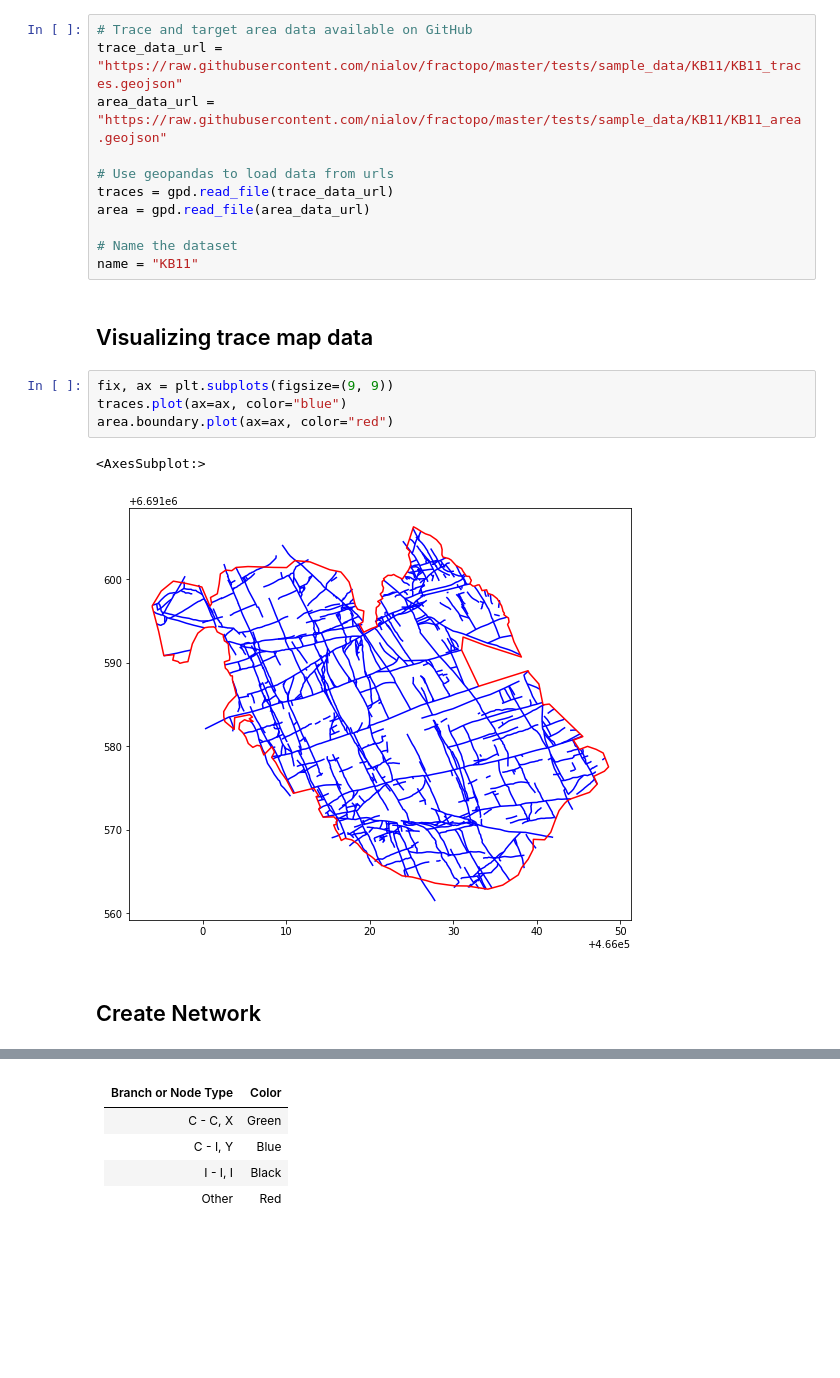
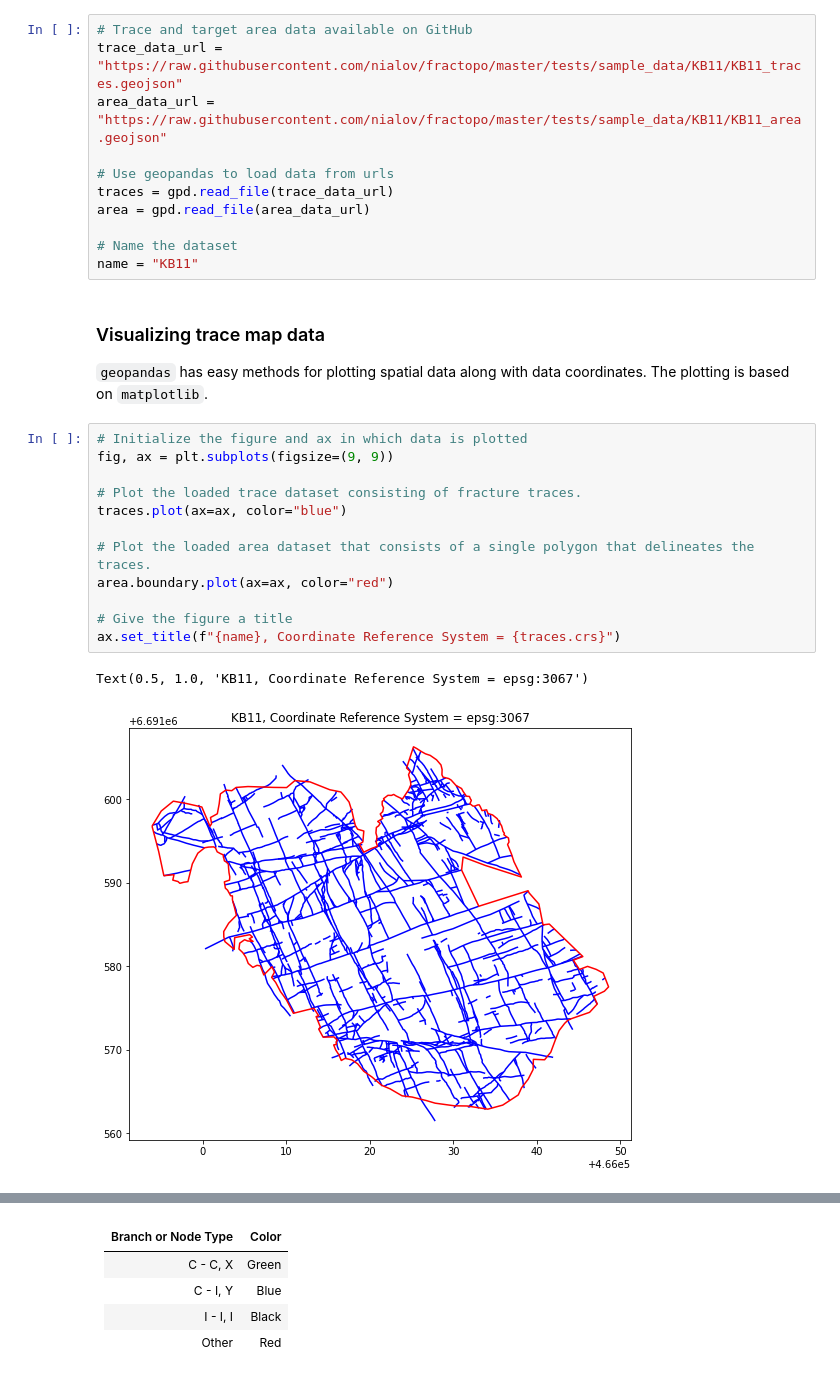
Before and after one commit to nialov/fractopo, a Jupyter notebook: docs_src/notebooks/fractopo_network_1.ipynb, the cells around one changed output, grey strips where cells are left out. Drawn from its saved outputs; the diff is of its cells as text; blank space fills up the shorter version.

```diff
--- a/docs_src/notebooks/fractopo_network_1.ipynb
+++ b/docs_src/notebooks/fractopo_network_1.ipynb
@@ -32,14 +63,22 @@ area = gpd.read_file(area_data_url)
 
 # Name the dataset
 name = "KB11"
-# %% [markdown]
-## Visualizing trace map data
-# %%
-fix, ax = plt.subplots(figsize=(9, 9))
-traces.plot(ax=ax, color="blue")
-area.boundary.plot(ax=ax, color="red")
-# %% [output]
-<AxesSubplot:>
-[figure, removed]
-# %% [markdown]
-## Create Network
+# %% [markdown]
+### Visualizing trace map data
+
+`geopandas` has easy methods for plotting spatial data along with data coordinates. The plotting is based on `matplotlib`.
+# %%
+# Initialize the figure and ax in which data is plotted
+fig, ax = plt.subplots(figsize=(9, 9))
+
+# Plot the loaded trace dataset consisting of fracture traces.
+traces.plot(ax=ax, color="blue")
+
+# Plot the loaded area dataset that consists of a single polygon that delineates the traces.
+area.boundary.plot(ax=ax, color="red")
+
+# Give the figure a title
+ax.set_title(f"{name}, Coordinate Reference System = {traces.crs}")
+# %% [output]
+Text(0.5, 1.0, 'KB11, Coordinate Reference System = epsg:3067')
+[figure, added]
```
Also changed, not shown: parts of 43 cells of this notebook.
